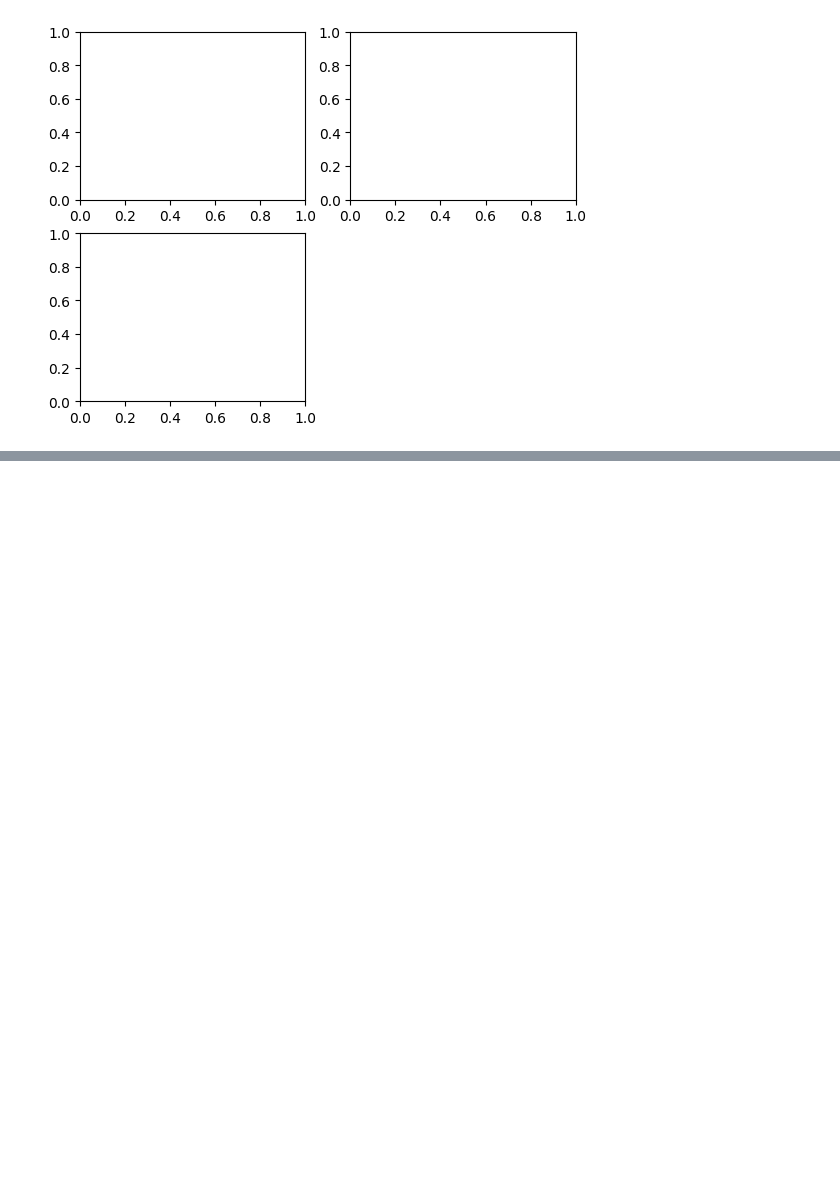
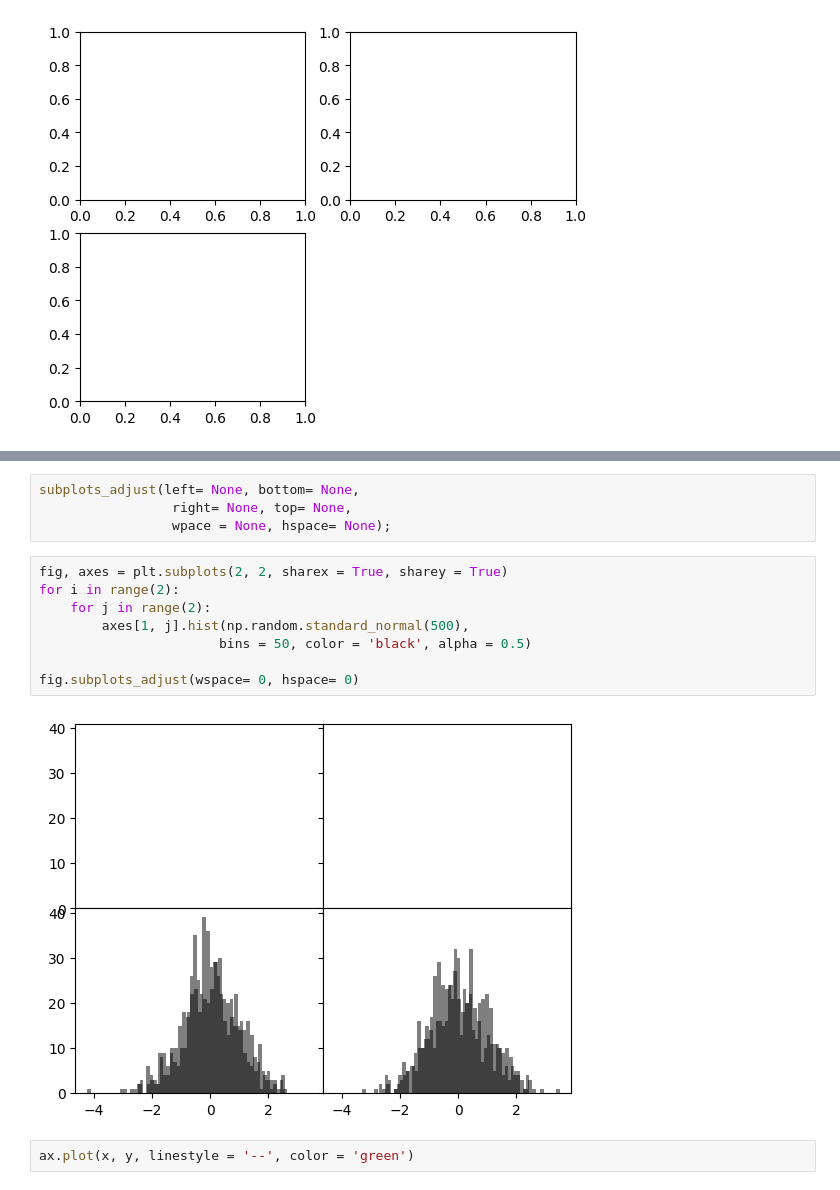
Before and after one commit to Kkhurana007/pythonfordataanalysis, a Jupyter notebook: semainedu26fevrier/Plotting_and_visualization.ipynb, the cells around one changed output, grey strips where cells are left out. Saved outputs shown, nothing was run; the diff lists cells and outputs as text; blank space fills up the shorter version.

```diff
--- a/semainedu26fevrier/Plotting_and_visualization.ipynb
+++ b/semainedu26fevrier/Plotting_and_visualization.ipynb
@@ -60,0 +95,16 @@ ax3.plot(np.random.standard_normal(50).cumsum(),
+# %%
+subplots_adjust(left= None, bottom= None,
+                 right= None, top= None,
+                 wpace = None, hspace= None);
+# %%
+fig, axes = plt.subplots(2, 2, sharex = True, sharey = True)
+for i in range(2):
+    for j in range(2):
+        axes[1, j].hist(np.random.standard_normal(500),
+                       bins = 50, color = 'black', alpha = 0.5)
+
+fig.subplots_adjust(wspace= 0, hspace= 0)
+# %% [output]
+[figure, added]
+# %%
+ax.plot(x, y, linestyle = '--', color = 'green')
```
Also changed, not shown: parts of 69 cells of this notebook, 3 other files.
